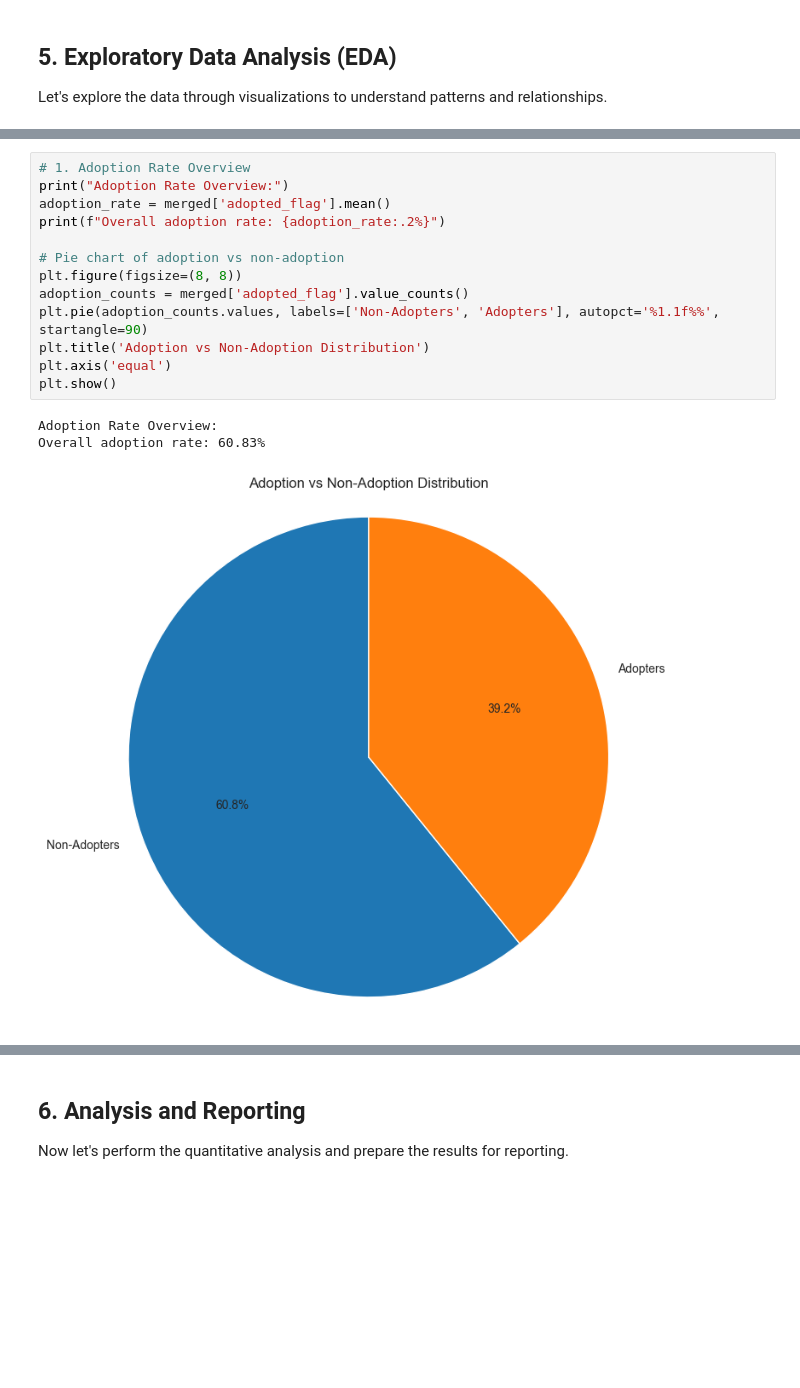
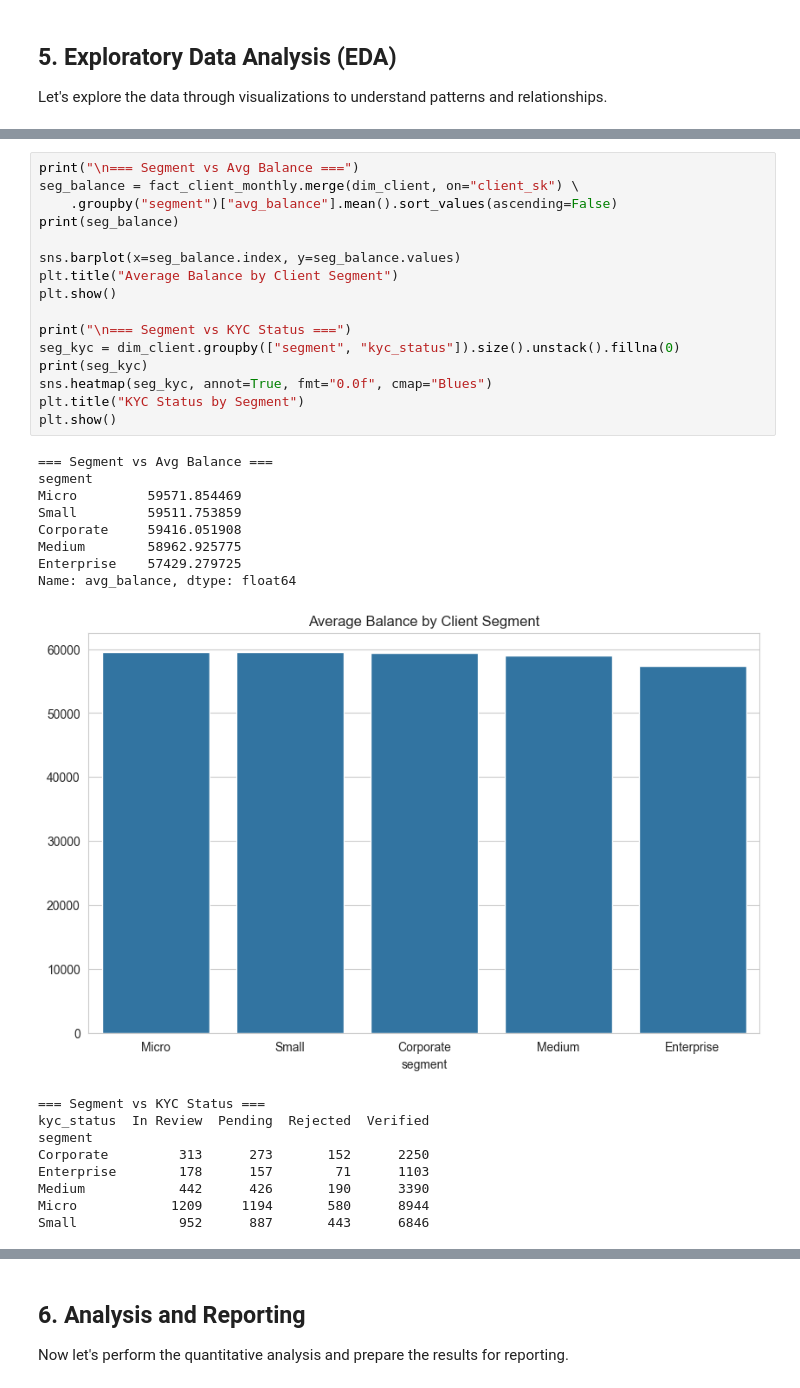
Before and after one commit to thembani47/UbuntuBankSA, a Jupyter notebook: Notebook/exploratory data analysis.ipynb, the cells around one changed output, grey strips where cells are left out. Saved outputs shown, nothing was run; the diff lists cells and outputs as text; blank space fills up the shorter version.

```diff
--- a/Notebook/exploratory data analysis.ipynb
+++ b/Notebook/exploratory data analysis.ipynb
@@ -382,17 +166,34 @@ Let's explore the data through visualizations to understand patterns and relatio
 # %%
-# 1. Adoption Rate Overview
-print("Adoption Rate Overview:")
-adoption_rate = merged['adopted_flag'].mean()
-print(f"Overall adoption rate: {adoption_rate:.2%}")
+print("\n=== Segment vs Avg Balance ===")
+seg_balance = fact_client_monthly.merge(dim_client, on="client_sk") \
+    .groupby("segment")["avg_balance"].mean().sort_values(ascending=False)
+print(seg_balance)
 
-# Pie chart of adoption vs non-adoption
-plt.figure(figsize=(8, 8))
-adoption_counts = merged['adopted_flag'].value_counts()
-plt.pie(adoption_counts.values, labels=['Non-Adopters', 'Adopters'], autopct='%1.1f%%', startangle=90)
-plt.title('Adoption vs Non-Adoption Distribution')
-plt.axis('equal')
+sns.barplot(x=seg_balance.index, y=seg_balance.values)
+plt.title("Average Balance by Client Segment")
 plt.show()
+
+print("\n=== Segment vs KYC Status ===")
+seg_kyc = dim_client.groupby(["segment", "kyc_status"]).size().unstack().fillna(0)
+print(seg_kyc)
+sns.heatmap(seg_kyc, annot=True, fmt="0.0f", cmap="Blues")
+plt.title("KYC Status by Segment")
+plt.show()
 # %% [output]
-Adoption Rate Overview:
-Overall adoption rate: 60.83%
+=== Segment vs Avg Balance ===
+segment
+Micro         59571.854469
+Small         59511.753859
+Corporate     59416.051908
+Medium        58962.925775
+Enterprise    57429.279725
+Name: avg_balance, dtype: float64
-[figure, old version]
+[figure, new version]
+=== Segment vs KYC Status ===
+kyc_status  In Review  Pending  Rejected  Verified
+segment
+Corporate         313      273       152      2250
+Enterprise        178      157        71      1103
+Medium            442      426       190      3390
+Micro            1209     1194       580      8944
+Small             952      887       443      6846
```
Also changed, not shown: parts of 17 cells of this notebook, 10 other files.
